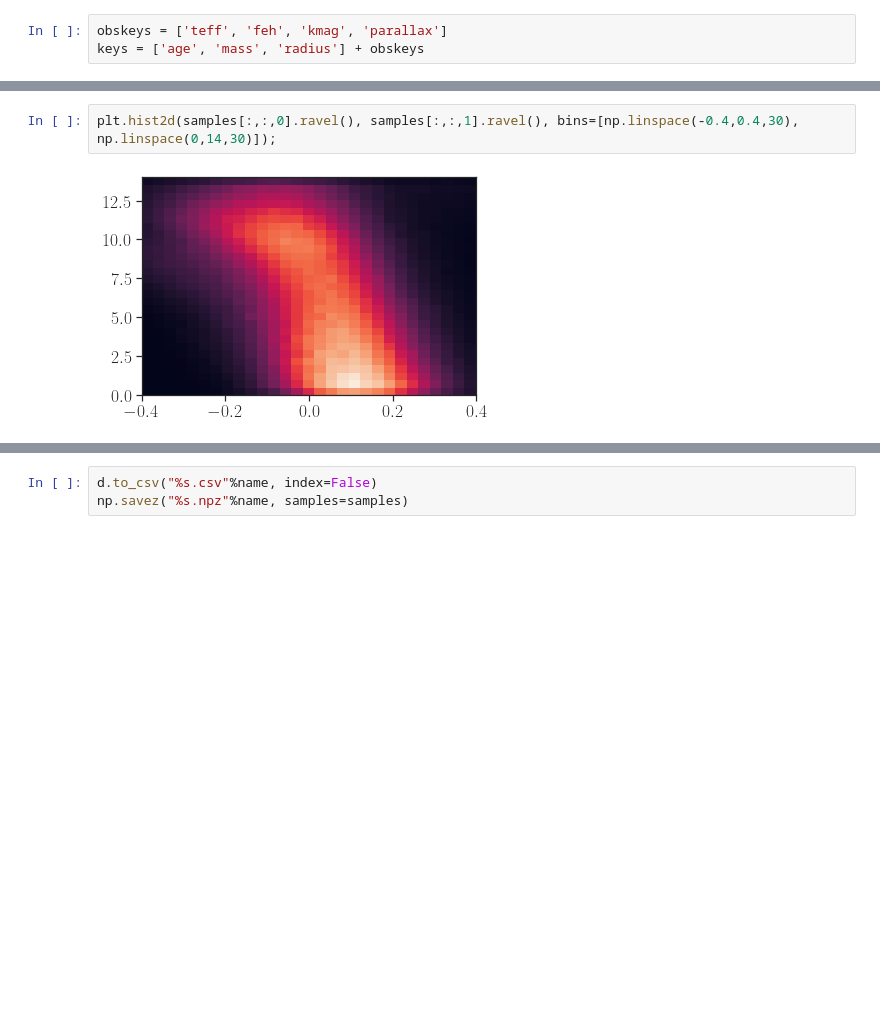
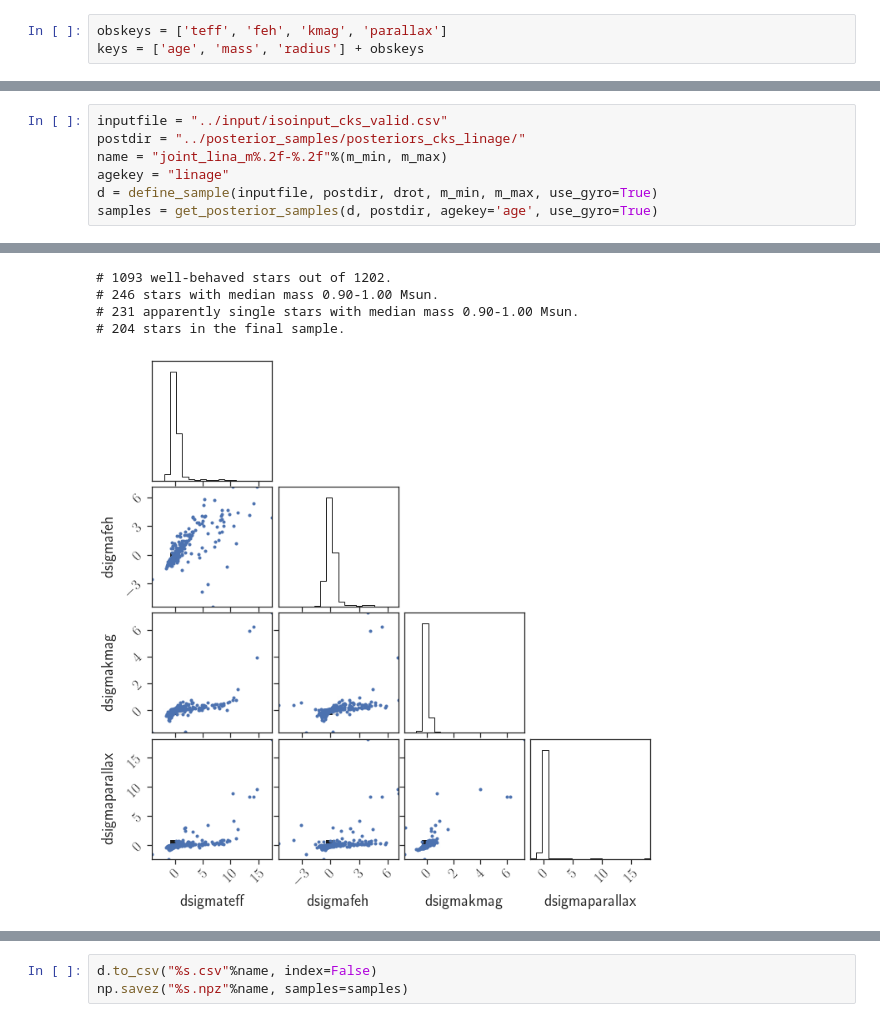
Before and after one commit to kemasuda/acheron, a Jupyter notebook: cks_age_feh/define_sample.ipynb, the cells around one changed output, grey strips where cells are left out. Saved outputs shown, nothing was run; the diff lists cells and outputs as text; blank space fills up the shorter version.

```diff
--- a/cks_age_feh/define_sample.ipynb
+++ b/cks_age_feh/define_sample.ipynb
@@ -135,4 +124,8 @@ WARNING:root:Pandas support in corner is deprecated; use ArviZ directly
-# %%
-plt.hist2d(samples[:,:,0].ravel(), samples[:,:,1].ravel(), bins=[np.linspace(-0.4,0.4,30), np.linspace(0,14,30)]);
-# %% [output]
-[figure, removed]
+# %%
+inputfile = "../input/isoinput_cks_valid.csv"
+postdir = "../posterior_samples/posteriors_cks_linage/"
+name = "joint_lina_m%.2f-%.2f"%(m_min, m_max)
+agekey = "linage"
+d = define_sample(inputfile, postdir, drot, m_min, m_max, use_gyro=True)
+samples = get_posterior_samples(d, postdir, agekey='age', use_gyro=True)
+# %% [output]
@@ -138,0 +140,5 @@ plt.hist2d(samples[:,:,0].ravel(), samples[:,:,1].ravel(), bins=[np.linspace(-0.
+# 1093 well-behaved stars out of 1202.
+# 246 stars with median mass 0.90-1.00 Msun.
+# 231 apparently single stars with median mass 0.90-1.00 Msun.
+# 204 stars in the final sample.
+[figure, added]
```
Also changed, not shown: parts of 7 cells of this notebook, 1 other file.
